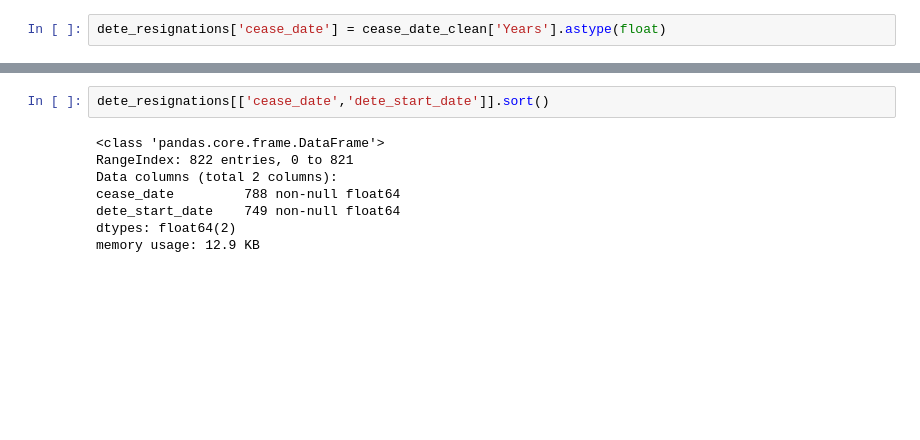
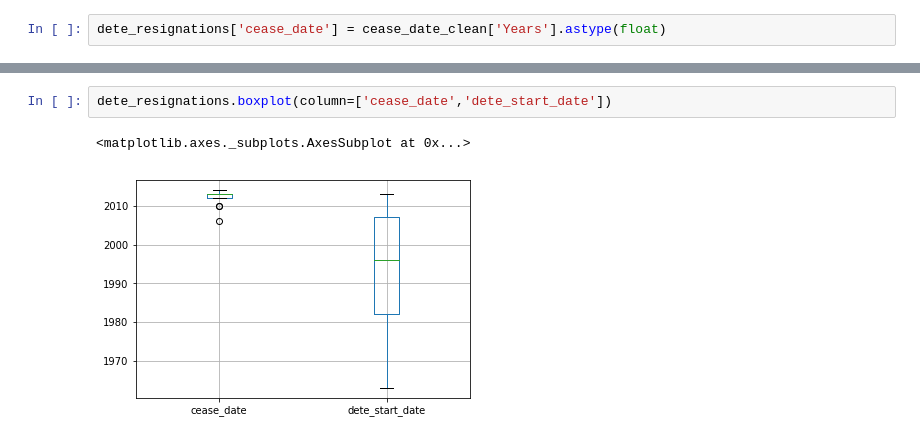
Before and after one commit to rororowyourboat/dataquest-projects, a Jupyter notebook: employee_exit_data.ipynb, the cells around one changed output, grey strips where cells are left out. Drawn from its saved outputs; the diff is of its cells as text; blank space fills up the shorter version.

```diff
--- a/employee_exit_data.ipynb
+++ b/employee_exit_data.ipynb
@@ -326,10 +355,5 @@ dete_resignations['cease_date'] = cease_date_clean['Years'].astype(float)
 # %%
-dete_resignations[['cease_date','dete_start_date']].sort()
+dete_resignations.boxplot(column=['cease_date','dete_start_date'])
 # %% [output]
-<class 'pandas.core.frame.DataFrame'>
-RangeIndex: 822 entries, 0 to 821
-Data columns (total 2 columns):
-cease_date         788 non-null float64
-dete_start_date    749 non-null float64
-dtypes: float64(2)
-memory usage: 12.9 KB
+<matplotlib.axes._subplots.AxesSubplot at 0x...>
+[figure, added]
```
Also changed, not shown: parts of 5 cells of this notebook.
